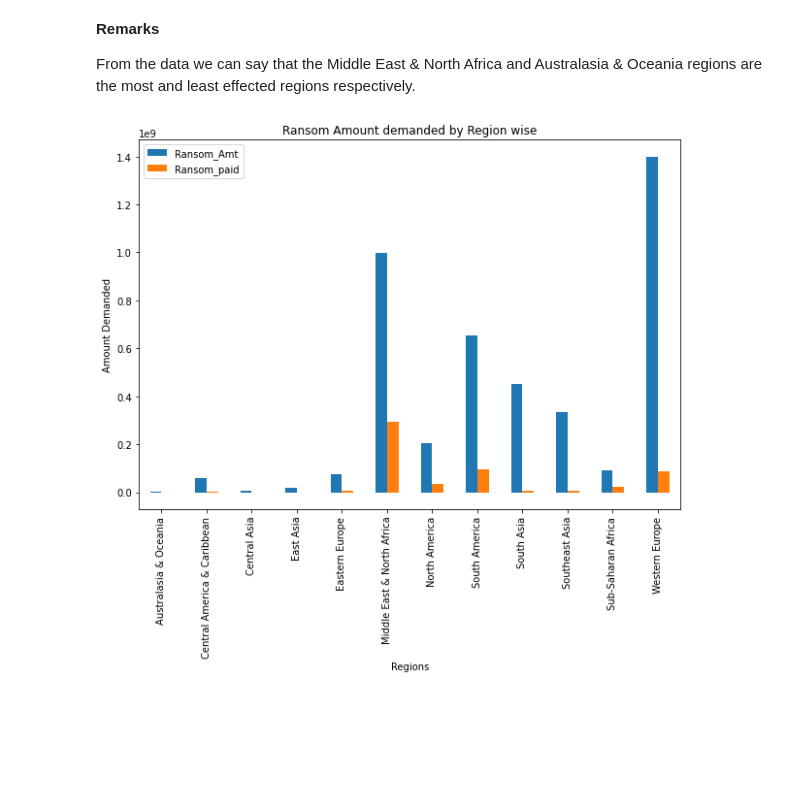
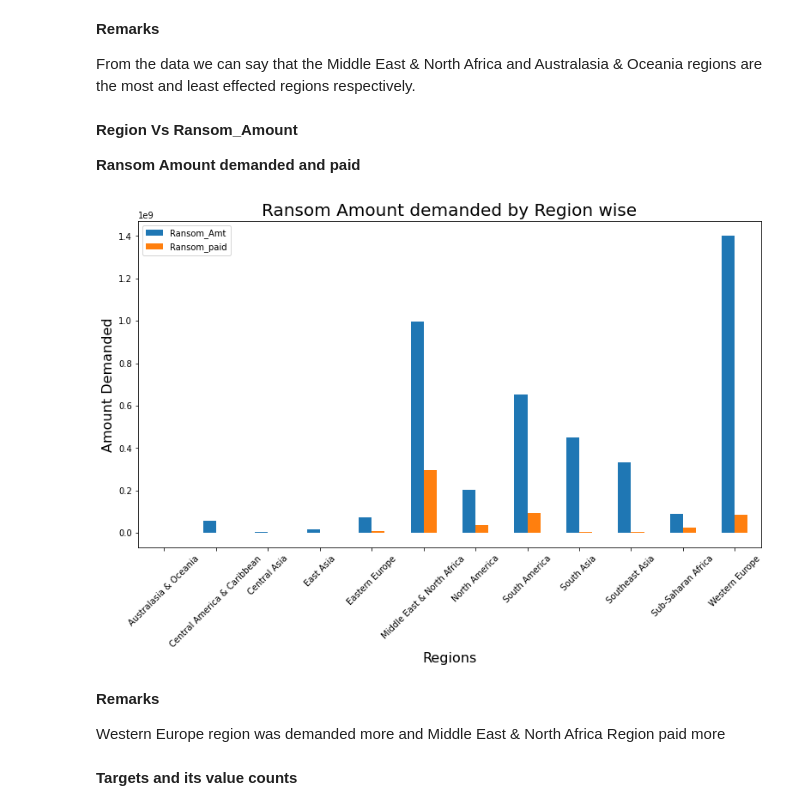
Before and after one commit to Narayan718/Global-Terrorism-Analysis, a Jupyter notebook: Global_Terrorism_Analysis.ipynb, the cells around one changed output. Drawn from its saved outputs; the diff is of its cells as text; code cells hidden in the pictures; blank space fills up the shorter version.

```diff
--- a/Global_Terrorism_Analysis.ipynb
+++ b/Global_Terrorism_Analysis.ipynb
@@ -56,6 +67,6 @@ df.head()
 # %%
 #Renaming the column names which are required
 df.rename(columns={'iyear':'Year','imonth':'Month','iday':'Day','country_txt':'Country','provstate':'State','city':'City','region_txt':'Region','latitude':
-                   'Latitude','longitude':'Longitude','attacktype1_txt':'Attack', 'targtype1_txt':'Target', 'targsubtype1_txt':'Sub_Target', 'motive':'Motive',
-                   'weaptype1_txt':'Weapon', 'nkill':'Kills', 'nwound':'Wound', 'propextent_txt':'Property', 'ransomamt':'Ransom_Amt',
+                   'Latitude','longitude':'Longitude','attacktype1_txt':'Attack_Type', 'targtype1_txt':'Target', 'targsubtype1_txt':'Sub_Target', 'motive':'Motive',
+                   'weaptype1_txt':'Weapon', 'nkill':'Kill', 'nwound':'Wound', 'propextent_txt':'Property', 'ransomamt':'Ransom_Amt',
                    'ransompaid':'Ransom_paid'}, inplace=True)
@@ -62,7 +75,7 @@ df.rename(columns={'iyear':'Year','imonth':'Month','iday':'Day','country_txt':'C
 # %%
 #Copying the columns which are required into a new dataset
 data = df[['Year', 'Month', 'Day', 'Country', 'State', 'City', 'Region', 'Latitude', 'Longitude',
-           'Attack', 'Target', 'Sub_Target', 'Motive', 'Weapon', 'Kills', 'Wound', 'Property', 'Ransom_Amt', 'Ransom_paid']]
+           'Attack_Type', 'Target', 'Sub_Target', 'Motive', 'Weapon', 'Kill', 'Wound', 'Property', 'Ransom_Amt', 'Ransom_paid']]
 # %%
 #first 5 fields in the required dataset
 data.head()
@@ -113,8 +138,9 @@ data['Latitude'].fillna('Unknown', inplace=True)
 data['Longitude'].fillna('Unknown', inplace=True)
 data['Sub_Target'].fillna('Unknown', inplace=True)
 data['Motive'].fillna('Unknown', inplace=True)
-data['Kills'].fillna(0, inplace=True)
-data['Wound'].fillna(0, inplace=True)
 data['Property'].fillna('Unknown', inplace=True)
-data['Ransom_Amt'].fillna(0, inplace=True)
-data['Ransom_paid'].fillna(0, inplace=True)
+
+data['Ransom_Amt'] = data['Ransom_Amt'].fillna(0).astype(int)
+data['Ransom_paid'] = data['Ransom_paid'].fillna(0).astype(int)
+data['Kill'] = data['Kill'].fillna(0).astype(int)
+data['Wound'] = data['Wound'].fillna(0).astype(int)
@@ -282,16 +384,27 @@ plt.show()
 **Remarks**
 
 From the data we can say that the Middle East & North Africa and Australasia & Oceania regions are the most and least effected regions respectively.
+# %% [markdown]
+**Region Vs Ransom_Amount**
+
+**Ransom Amount demanded and paid**
 # %%
 #Plotting the data of Ransom amount demanded by region wise
 ransom = data.groupby(['Region']).agg({'Ransom_Amt':'sum', 'Ransom_paid':'sum'})
 
-fig = plt.figure(figsize=(10,7))
+fig = plt.figure(figsize=(13,7))
 ax = fig.gca()
 ransom.plot(kind='bar', ax=ax)
-plt.title("Ransom Amount demanded by Region wise")
-plt.ylabel("Amount Demanded")
-plt.xlabel("Regions")
+plt.title("Ransom Amount demanded by Region wise", size=20)
+plt.ylabel("Amount Demanded", size=16)
+plt.xlabel("Regions", size=16)
+plt.xticks(rotation=45)
 plt.show()
 # %% [output]
-[figure, old version]
+[figure, new version]
+# %% [markdown]
+**Remarks**
+
+Western Europe region was demanded more and Middle East & North Africa Region paid more
+# %% [markdown]
+**Targets and its value counts**
```
Also changed, not shown: parts of 54 cells of this notebook.
